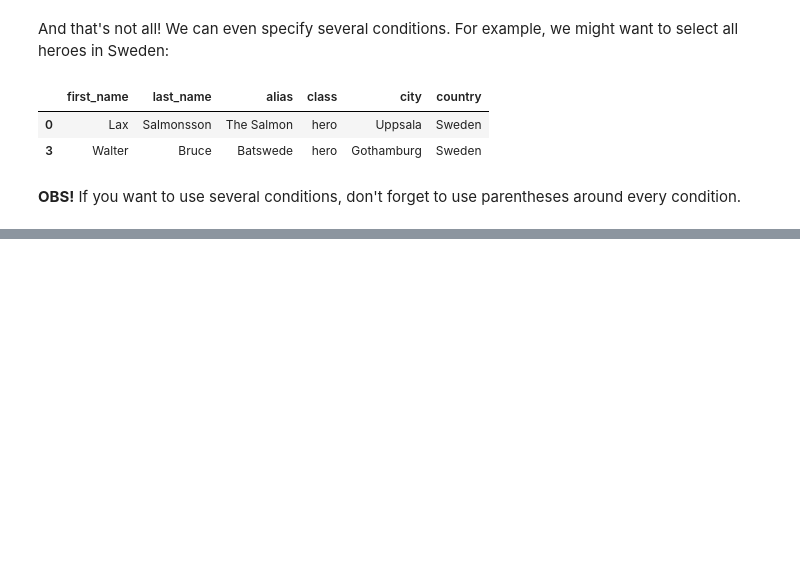
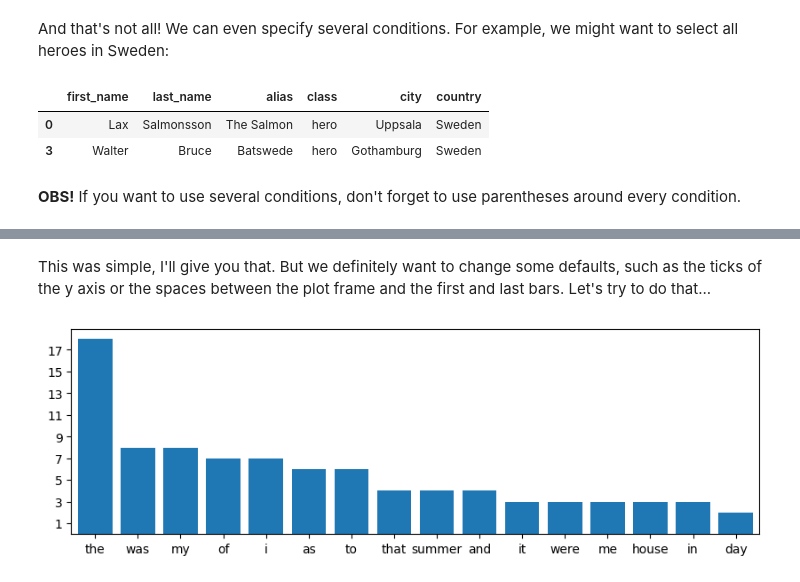
Before and after one commit to SentientVirus/ATTC_biopython, a Jupyter notebook: 3-Data_parsing.ipynb, the cells around one changed output, grey strips where cells are left out. Cells and saved outputs as stored; diff of their text form; code cells hidden in the pictures; blank space fills up the shorter version.

```diff
--- a/3-Data_parsing.ipynb
+++ b/3-Data_parsing.ipynb
@@ -238,0 +589,11 @@ my_df[(my_df["class"] == "hero") & (my_df["country"] == "Sweden")]
+# %% [markdown]
+This was simple, I'll give you that. But we definitely want to change some defaults, such as the ticks of the y axis or the spaces between the plot frame and the first and last bars. Let's try to do that...
+# %%
+x = list(word_count.keys())[:16]
+y = list(word_count.values())[:16]
+plt.figure(figsize = (10, 3))
+plt.bar(x, y);
+plt.yticks(range(1, max(y)+1, 2)); # New line (change ticks of y axis)
+plt.margins(x = 0.01, tight = True) # New line (change margins)
+# %% [output]
+[figure, added]
```
Also changed, not shown: parts of 69 cells of this notebook, 2 other files.
